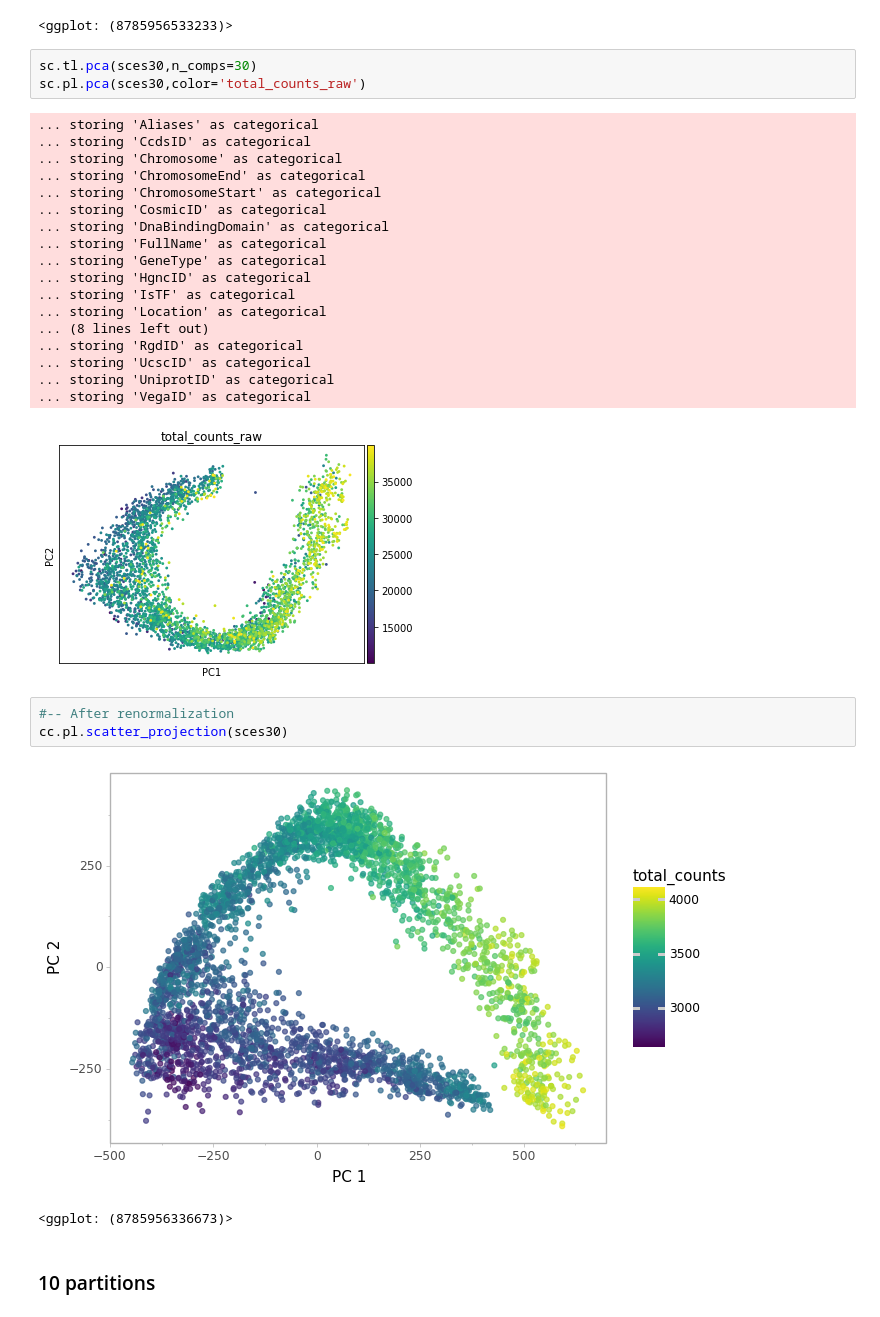
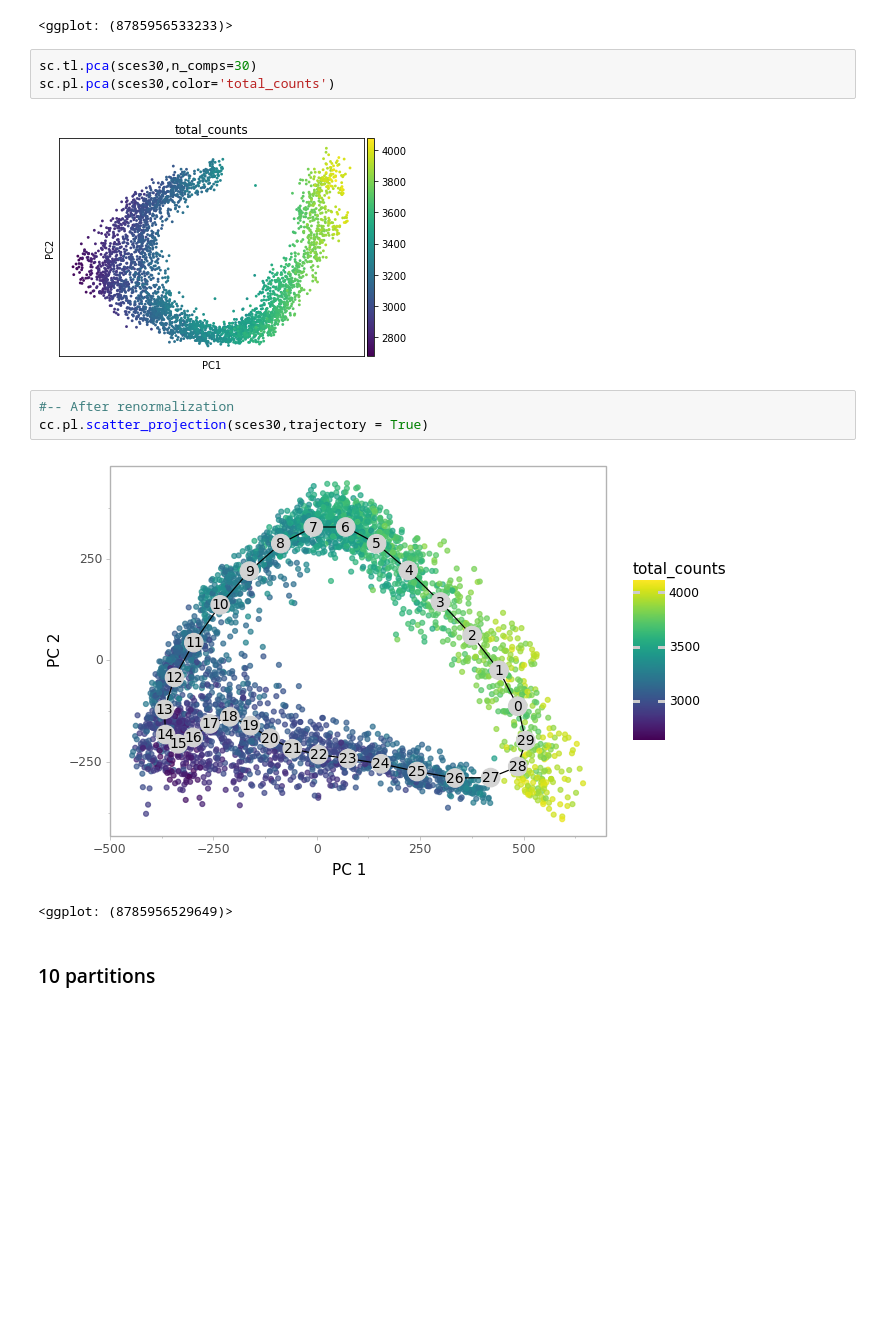
Before and after one commit to auranic/BroadCellLine_scRNASeq_analysis, a Jupyter notebook: NormalizeByPartition_test.ipynb, the cells around one changed output. Drawn from its saved outputs; the diff is of its cells as text; blank space fills up the shorter version.

```diff
--- a/NormalizeByPartition_test.ipynb
+++ b/NormalizeByPartition_test.ipynb
@@ -213,32 +213,15 @@ cc.pl.scatter_projection(sces, trajectory = True)
 <ggplot: (8785956533233)>
 # %%
 sc.tl.pca(sces30,n_comps=30)
-sc.pl.pca(sces30,color='total_counts_raw')
+sc.pl.pca(sces30,color='total_counts')
 # %% [output]
-... storing 'Aliases' as categorical
-... storing 'CcdsID' as categorical
-... storing 'Chromosome' as categorical
-... storing 'ChromosomeEnd' as categorical
-... storing 'ChromosomeStart' as categorical
-... storing 'CosmicID' as categorical
-... storing 'DnaBindingDomain' as categorical
-... storing 'FullName' as categorical
-... storing 'GeneType' as categorical
-... storing 'HgncID' as categorical
-... storing 'IsTF' as categorical
-... storing 'Location' as categorical
-... (8 lines left out)
-... storing 'RgdID' as categorical
-... storing 'UcscID' as categorical
-... storing 'UniprotID' as categorical
-... storing 'VegaID' as categorical
-[figure, old version]
+[figure, new version]
 # %%
 #-- After renormalization
-cc.pl.scatter_projection(sces30)
+cc.pl.scatter_projection(sces30,trajectory = True)
 # %% [output]
-[figure, old version]
+[figure, new version]
-<ggplot: (8785956336673)>
+<ggplot: (8785956529649)>
 # %% [markdown]
 ### 10 partitions
 # %%
```
